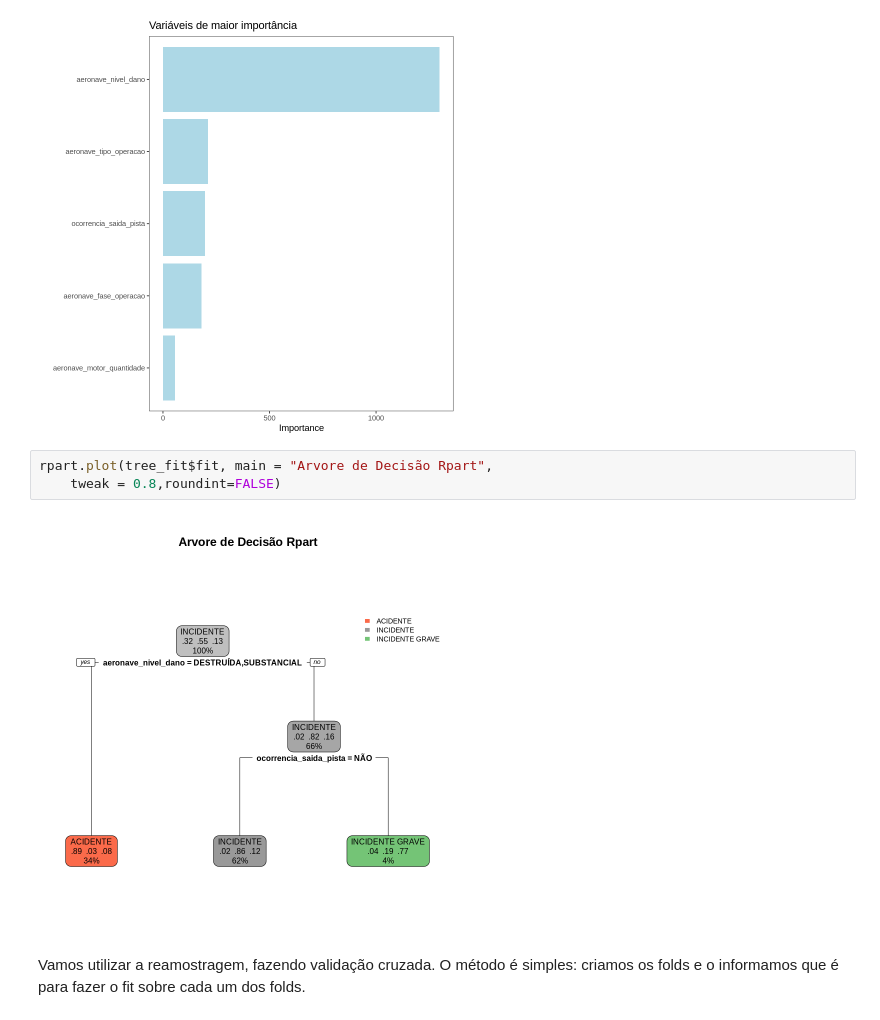
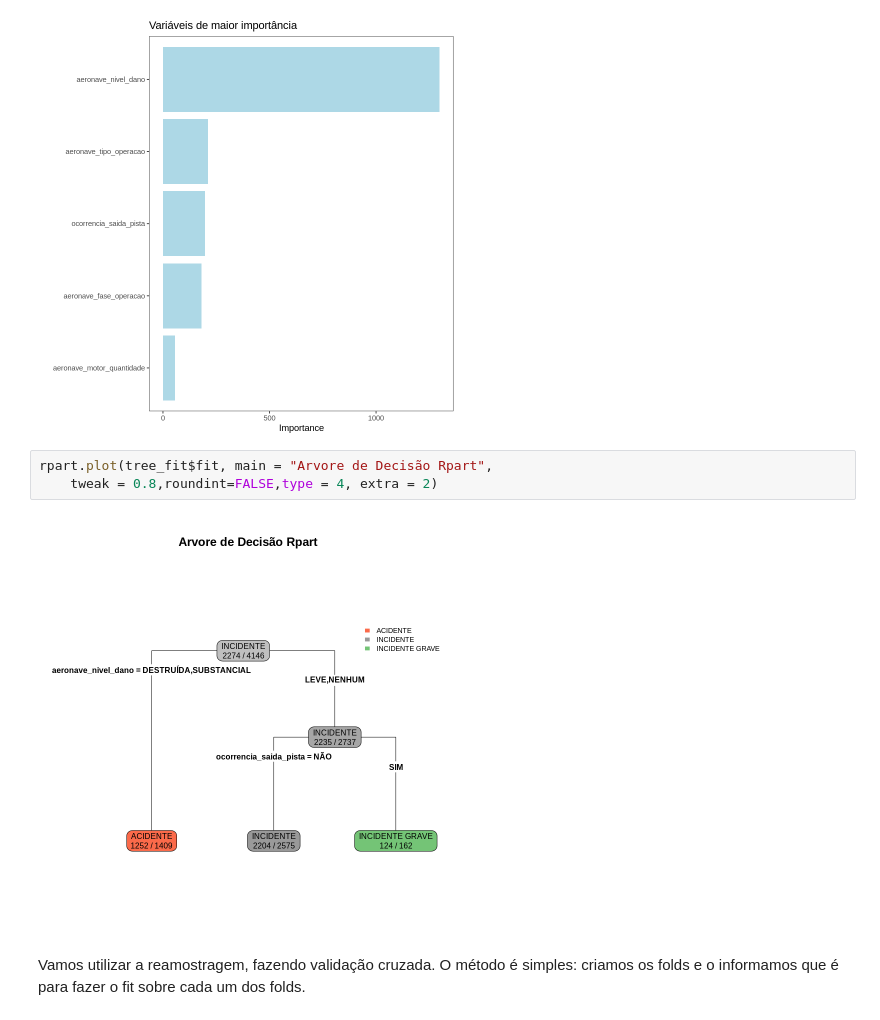
Before and after one commit to JulliaNascimento/Mineracao-de-Dados, a Jupyter notebook: Dados_trabalho.ipynb, the cells around one changed output. Saved outputs shown, nothing was run; the diff lists cells and outputs as text.

```diff
--- a/Dados_trabalho.ipynb
+++ b/Dados_trabalho.ipynb
@@ -778,9 +779,9 @@ theme(panel.grid=element_blank())
 [figure]
 # %%
 rpart.plot(tree_fit$fit, main = "Arvore de Decisão Rpart",
-    tweak = 0.8,roundint=FALSE)
+    tweak = 0.8,roundint=FALSE,type = 4, extra = 2)
 # %% [output]
-[figure, old version]
+[figure, new version]
 # %% [markdown]
 Vamos utilizar a reamostragem, fazendo validação cruzada. O método é simples: criamos os folds e o informamos que é para fazer o fit sobre cada um dos folds.
 # %%
```
Also changed, not shown: parts of 8 cells of this notebook.
